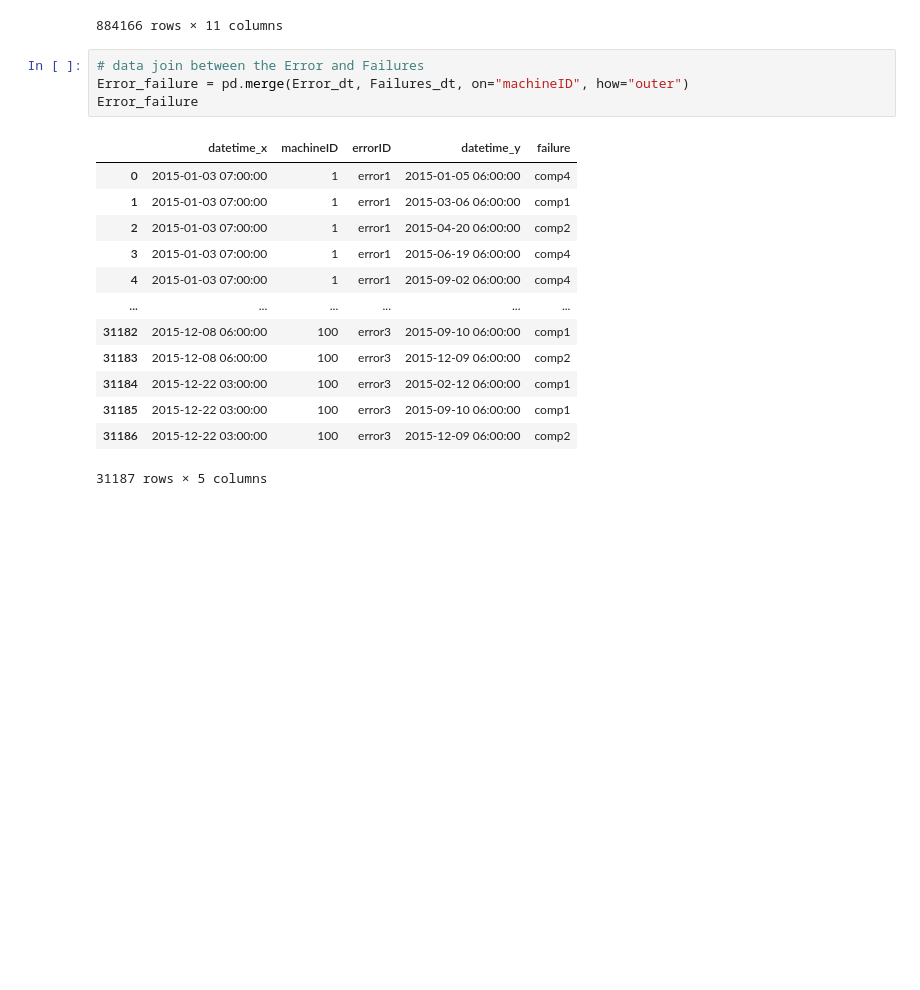
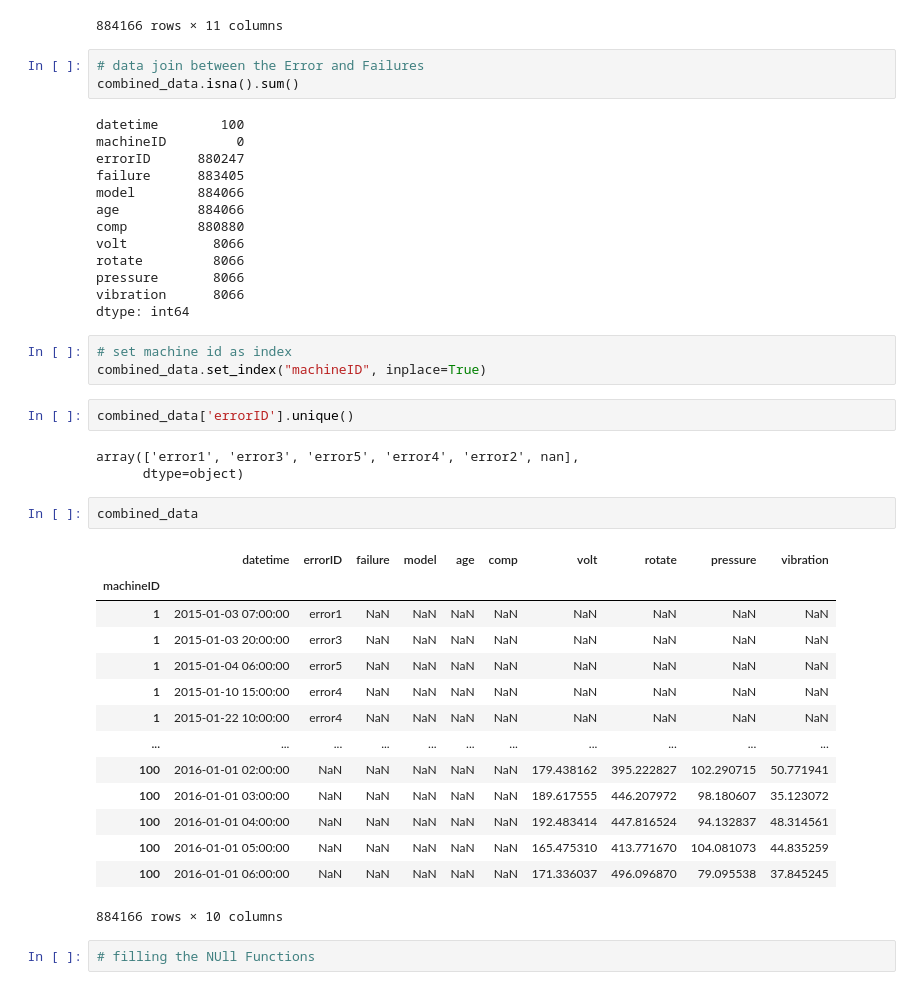
Before and after one commit to Brian342/RedBull_SensorSync, a Jupyter notebook: SensorSync.ipynb, the cells around one changed output. Saved outputs shown, nothing was run; the diff lists cells and outputs as text; blank space fills up the shorter version.

```diff
--- a/SensorSync.ipynb
+++ b/SensorSync.ipynb
@@ -194,19 +194,44 @@ combined_data
 884166 rows × 11 columns
 # %%
 # data join between the Error and Failures
-Error_failure = pd.merge(Error_dt, Failures_dt, on="machineID", how="outer")
-Error_failure
+combined_data.isna().sum()
 # %% [output]
-|  | datetime_x | machineID | errorID | datetime_y | failure |
-| 0 | 2015-01-03 07:00:00 | 1 | error1 | 2015-01-05 06:00:00 | comp4 |
-| 1 | 2015-01-03 07:00:00 | 1 | error1 | 2015-03-06 06:00:00 | comp1 |
-| 2 | 2015-01-03 07:00:00 | 1 | error1 | 2015-04-20 06:00:00 | comp2 |
-| 3 | 2015-01-03 07:00:00 | 1 | error1 | 2015-06-19 06:00:00 | comp4 |
-| 4 | 2015-01-03 07:00:00 | 1 | error1 | 2015-09-02 06:00:00 | comp4 |
-| ... | ... | ... | ... | ... | ... |
-| 31182 | 2015-12-08 06:00:00 | 100 | error3 | 2015-09-10 06:00:00 | comp1 |
-| 31183 | 2015-12-08 06:00:00 | 100 | error3 | 2015-12-09 06:00:00 | comp2 |
-| 31184 | 2015-12-22 03:00:00 | 100 | error3 | 2015-02-12 06:00:00 | comp1 |
-| 31185 | 2015-12-22 03:00:00 | 100 | error3 | 2015-09-10 06:00:00 | comp1 |
-| 31186 | 2015-12-22 03:00:00 | 100 | error3 | 2015-12-09 06:00:00 | comp2 |
-31187 rows × 5 columns
+datetime        100
+machineID         0
+errorID      880247
+failure      883405
+model        884066
+age          884066
+comp         880880
+volt           8066
+rotate         8066
+pressure       8066
+vibration      8066
+dtype: int64
+# %%
+# set machine id as index
+combined_data.set_index("machineID", inplace=True)
+# %%
+combined_data['errorID'].unique()
+# %% [output]
+array(['error1', 'error3', 'error5', 'error4', 'error2', nan],
+      dtype=object)
+# %%
+combined_data
+# %% [output]
+|  | datetime | errorID | failure | model | age | comp | volt | rotate | pressure | vibration |
+| machineID |  |  |  |  |  |  |  |  |  |  |
+| 1 | 2015-01-03 07:00:00 | error1 | NaN | NaN | NaN | NaN | NaN | NaN | NaN | NaN |
+| 1 | 2015-01-03 20:00:00 | error3 | NaN | NaN | NaN | NaN | NaN | NaN | NaN | NaN |
+| 1 | 2015-01-04 06:00:00 | error5 | NaN | NaN | NaN | NaN | NaN | NaN | NaN | NaN |
+| 1 | 2015-01-10 15:00:00 | error4 | NaN | NaN | NaN | NaN | NaN | NaN | NaN | NaN |
+| 1 | 2015-01-22 10:00:00 | error4 | NaN | NaN | NaN | NaN | NaN | NaN | NaN | NaN |
+| ... | ... | ... | ... | ... | ... | ... | ... | ... | ... | ... |
+| 100 | 2016-01-01 02:00:00 | NaN | NaN | NaN | NaN | NaN | 179.438162 | 395.222827 | 102.290715 | 50.771941 |
+| 100 | 2016-01-01 03:00:00 | NaN | NaN | NaN | NaN | NaN | 189.617555 | 446.207972 | 98.180607 | 35.123072 |
+| 100 | 2016-01-01 04:00:00 | NaN | NaN | NaN | NaN | NaN | 192.483414 | 447.816524 | 94.132837 | 48.314561 |
+| 100 | 2016-01-01 05:00:00 | NaN | NaN | NaN | NaN | NaN | 165.475310 | 413.771670 | 104.081073 | 44.835259 |
+| 100 | 2016-01-01 06:00:00 | NaN | NaN | NaN | NaN | NaN | 171.336037 | 496.096870 | 79.095538 | 37.845245 |
+884166 rows × 10 columns
+# %%
+# filling the NUll Functions
```
